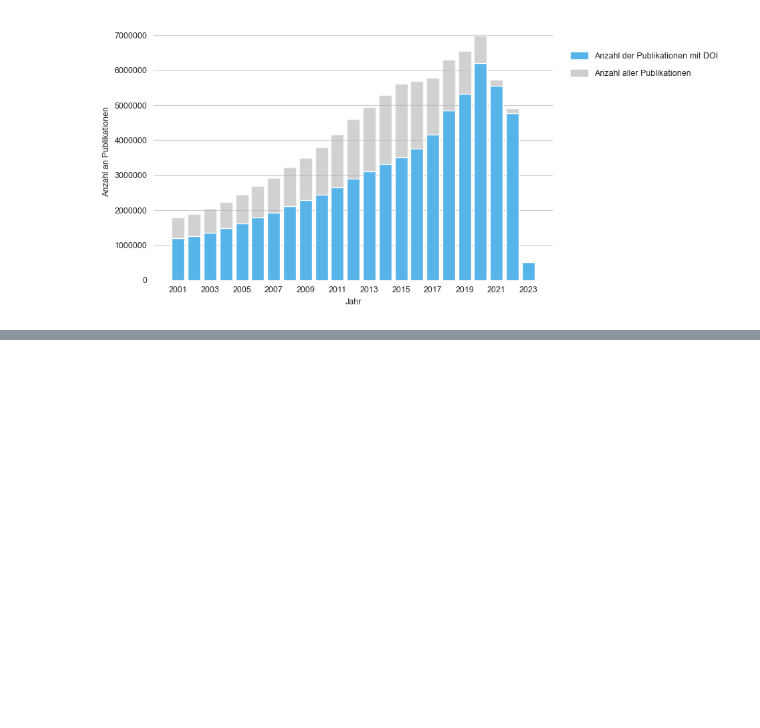
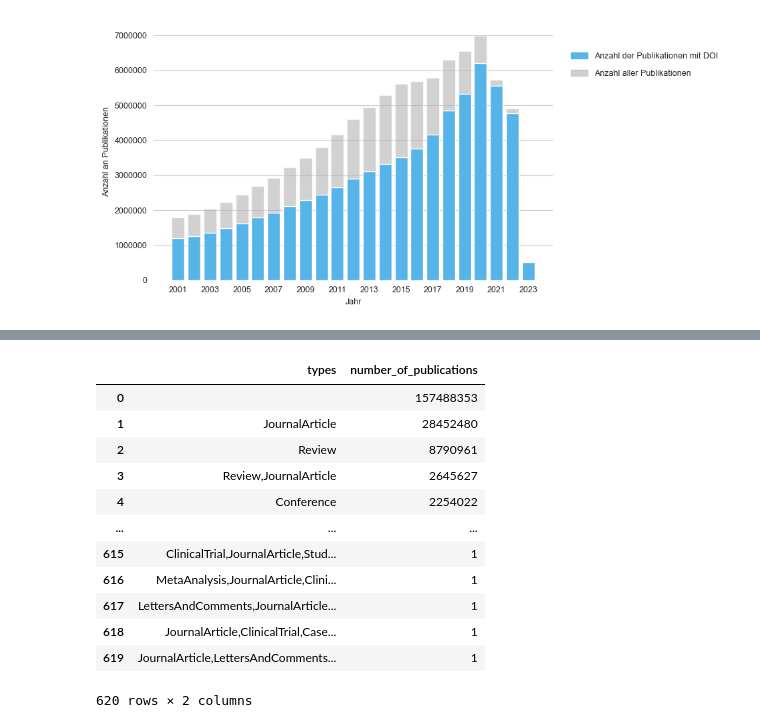
Before and after one commit to naustica/MA, a Jupyter notebook: Codebook.ipynb, the cells around one changed output, grey strips where cells are left out. Drawn from its saved outputs; the diff is of its cells as text; code cells hidden in the pictures; blank space fills up the shorter version.

```diff
--- a/Codebook.ipynb
+++ b/Codebook.ipynb
@@ -70,0 +102,24 @@ plt.show()
+# %%
+df_types_agg = client.query(f"""
+                             SELECT ARRAY_TO_STRING(publicationtypes, ",") AS types,
+                                    COUNT(publicationtypes) AS number_of_publications
+                             FROM {s2ag_papers}
+                             GROUP BY types
+                             ORDER BY number_of_publications DESC
+                             """).to_dataframe()
+# %%
+df_types_agg
+# %% [output]
+|  | types | number_of_publications |
+| 0 |  | 157488353 |
+| 1 | JournalArticle | 28452480 |
+| 2 | Review | 8790961 |
+| 3 | Review,JournalArticle | 2645627 |
+| 4 | Conference | 2254022 |
+| ... | ... | ... |
+| 615 | ClinicalTrial,JournalArticle,Stud... | 1 |
+| 616 | MetaAnalysis,JournalArticle,Clini... | 1 |
+| 617 | LettersAndComments,JournalArticle... | 1 |
+| 618 | JournalArticle,ClinicalTrial,Case... | 1 |
+| 619 | JournalArticle,LettersAndComments... | 1 |
+620 rows × 2 columns
```
Also changed, not shown: parts of 13 cells of this notebook, 1 other file.
